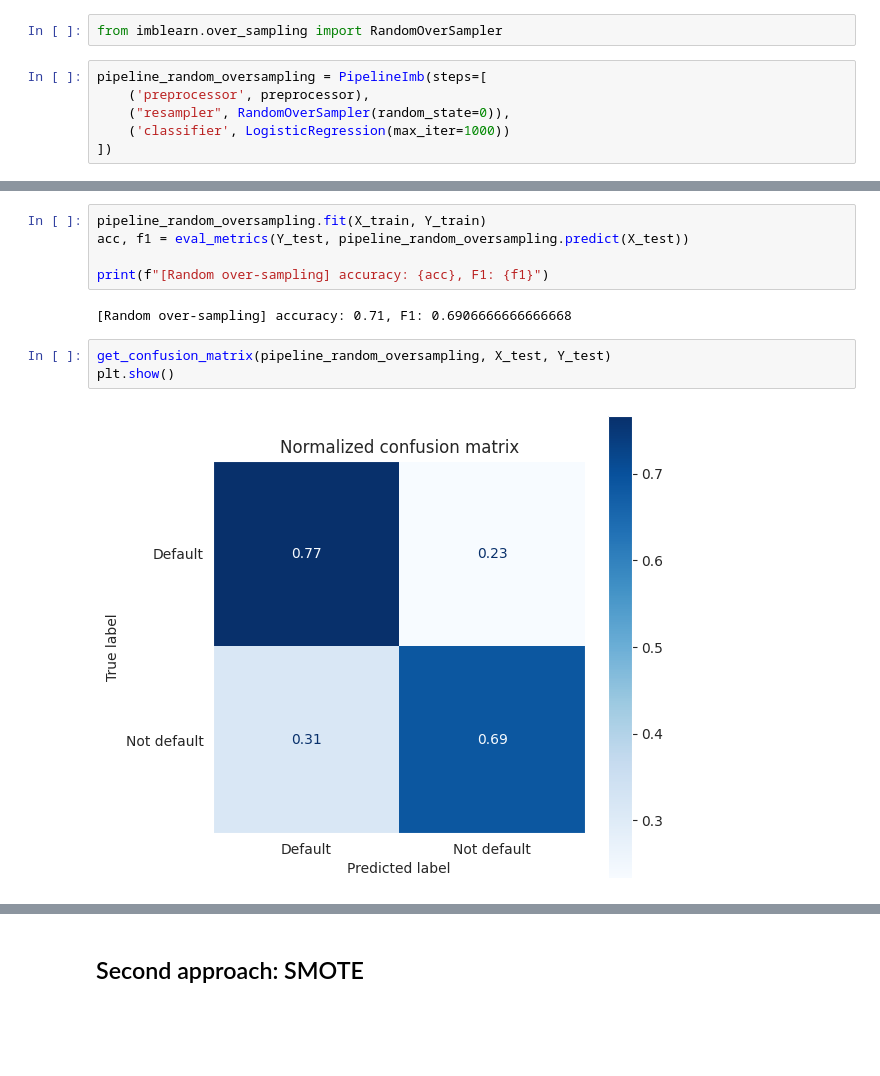
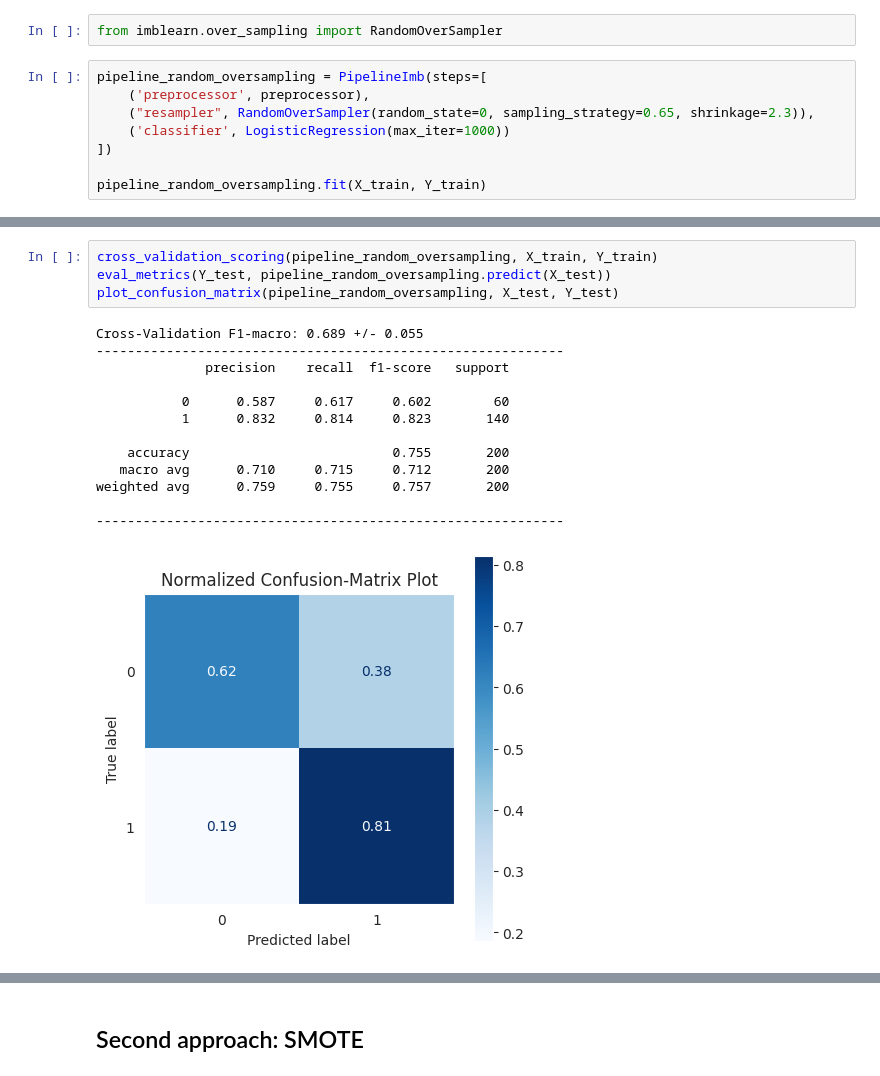
Before and after one commit to AbSsEnT/giskard-tech-exercise, a Jupyter notebook: submission/submission.ipynb, the cells around one changed output, grey strips where cells are left out. Saved outputs shown, nothing was run; the diff lists cells and outputs as text; blank space fills up the shorter version.

```diff
--- a/submission/submission.ipynb
+++ b/submission/submission.ipynb
@@ -82,6 +108,8 @@ from imblearn.over_sampling import RandomOverSampler
 # %%
 pipeline_random_oversampling = PipelineImb(steps=[
     ('preprocessor', preprocessor),
-    ("resampler", RandomOverSampler(random_state=0)),
+    ("resampler", RandomOverSampler(random_state=0, sampling_strategy=0.65, shrinkage=2.3)),
     ('classifier', LogisticRegression(max_iter=1000))
 ])
+
+pipeline_random_oversampling.fit(X_train, Y_train)
@@ -88,12 +134,18 @@ pipeline_random_oversampling = PipelineImb(steps=[
-# %%
-pipeline_random_oversampling.fit(X_train, Y_train)
-acc, f1 = eval_metrics(Y_test, pipeline_random_oversampling.predict(X_test))
-
-print(f"[Random over-sampling] accuracy: {acc}, F1: {f1}")
-# %% [output]
-[Random over-sampling] accuracy: 0.71, F1: 0.6906666666666668
-# %%
-get_confusion_matrix(pipeline_random_oversampling, X_test, Y_test)
-plt.show()
-# %% [output]
-[figure, removed]
+# %%
+cross_validation_scoring(pipeline_random_oversampling, X_train, Y_train)
+eval_metrics(Y_test, pipeline_random_oversampling.predict(X_test))
+plot_confusion_matrix(pipeline_random_oversampling, X_test, Y_test)
+# %% [output]
+Cross-Validation F1-macro: 0.689 +/- 0.055
+------------------------------------------------------------
+              precision    recall  f1-score   support
+
+           0      0.587     0.617     0.602        60
+           1      0.832     0.814     0.823       140
+
+    accuracy                          0.755       200
+   macro avg      0.710     0.715     0.712       200
+weighted avg      0.759     0.755     0.757       200
+
+------------------------------------------------------------
+[figure, added]
```
Also changed, not shown: parts of 51 cells of this notebook, 13 other files.
